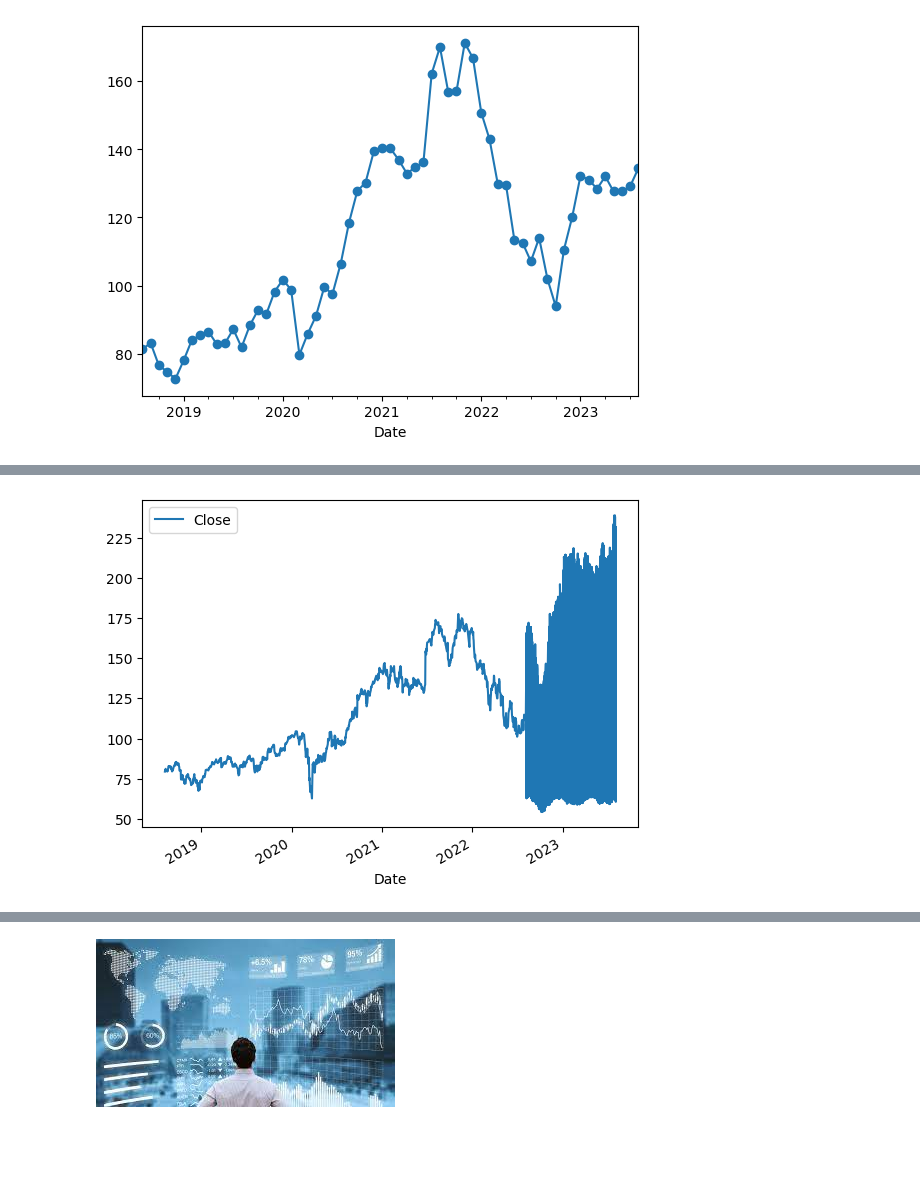
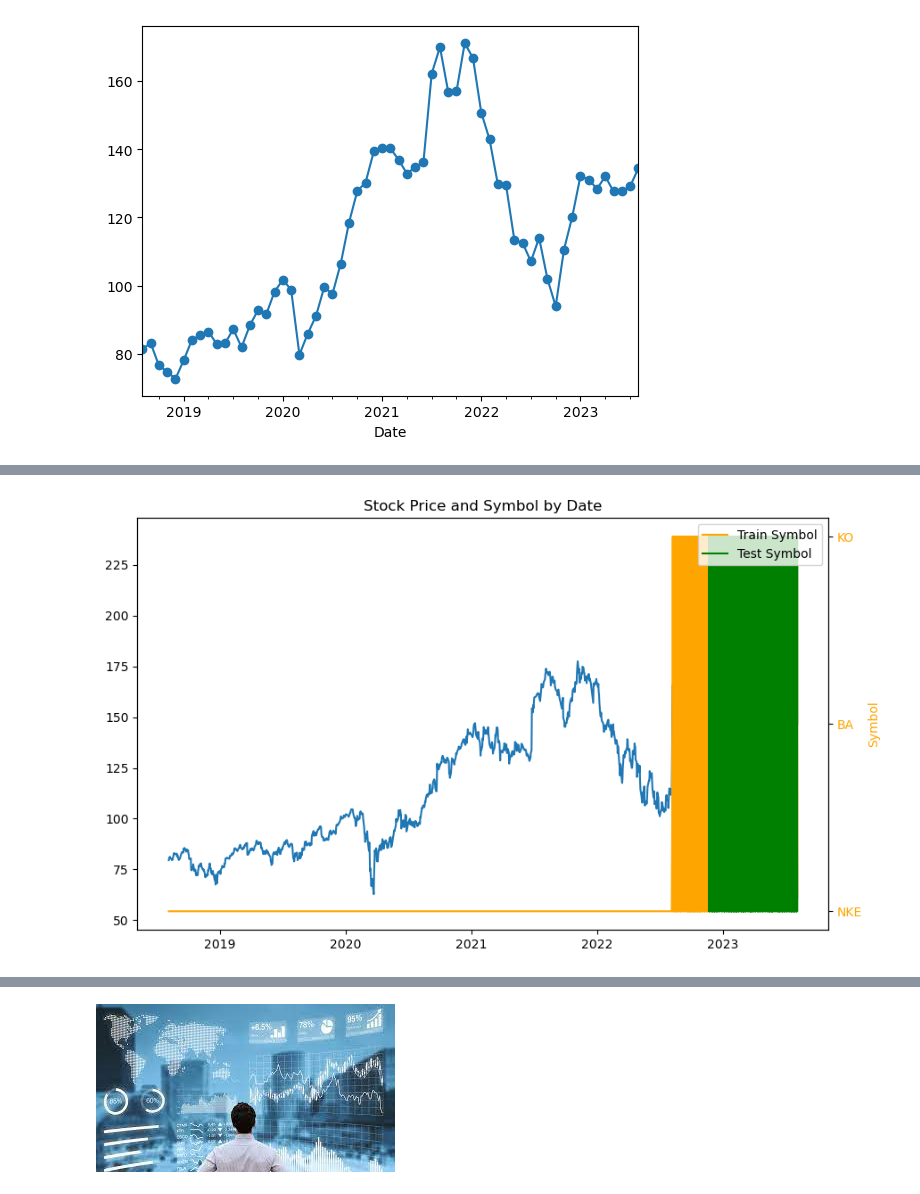
Before and after one commit to annie-carter/Time_series_Stock, a Jupyter notebook: explore_stocks.ipynb, the cells around one changed output, grey strips where cells are left out. Saved outputs shown, nothing was run; the diff lists cells and outputs as text; code cells hidden in the pictures; blank space fills up the shorter version.

```diff
--- a/explore_stocks.ipynb
+++ b/explore_stocks.ipynb
@@ -300,12 +339,37 @@ plt.legend(loc='center left', bbox_to_anchor=(1, 0.5))
 # %%
-train_size = .70
-n = df.shape[0]
+import matplotlib.pyplot as plt
+
+# Assuming 'df_stocks' is your DataFrame containing the data
+
+train_size = 0.70
+n = df_stocks.shape[0]
 test_start_index = round(train_size * n)
+train_targets = ['Close', 'Symbol']
 
-train = df[:test_start_index] # everything up (not including) to the test_start_index
-test = df[test_start_index:] # everything from the test_start_index to the end
+train = df_stocks[train_targets][:test_start_index]  # Select columns and rows for training
+test = df_stocks[train_targets][test_start_index:]   # Select columns and rows for testing
 
-plt.plot(train.index, train.temp)
-plt.plot(test.index, test.temp)
+plt.figure(figsize=(10, 6))  # Adjust figure size if needed
+
+# Plotting the 'Close' column for training and testing
+plt.plot(train.index, train['Close'], label='Train Close')
+plt.plot(test.index, test['Close'], label='Test Close')
+
+# Plotting the 'Symbol' column for training and testing (using a second y-axis)
+ax2 = plt.gca().twinx()  # Create a second y-axis sharing the same x-axis
+ax2.plot(train.index, train['Symbol'], color='orange', label='Train Symbol')
+ax2.plot(test.index, test['Symbol'], color='green', label='Test Symbol')
+ax2.set_ylabel('Symbol', color='orange')  # Set y-axis label for the 'Symbol' column
+ax2.tick_params(axis='y', labelcolor='orange')  # Set y-axis tick color
+
+# Set x-axis label and title
+plt.xlabel('Date')
+plt.title('Stock Price and Symbol by Date')
+
+# Add legends
+plt.legend(loc='upper left')
+ax2.legend(loc='upper right')
+
+plt.show()  # Show the plot
 # %% [output]
-[figure, old version]
+[figure, new version]
```
Also changed, not shown: parts of 17 cells of this notebook, 1 other file.
